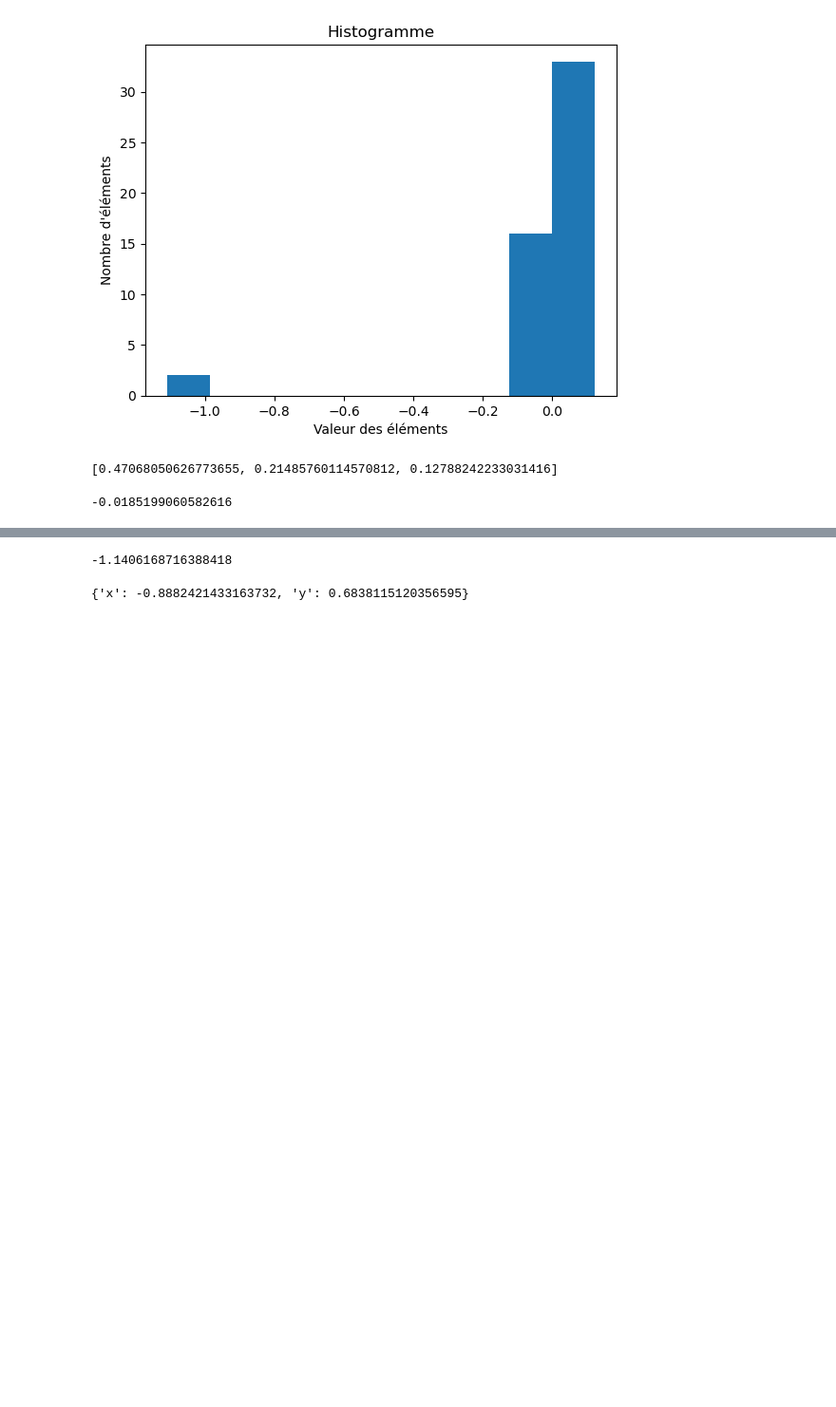
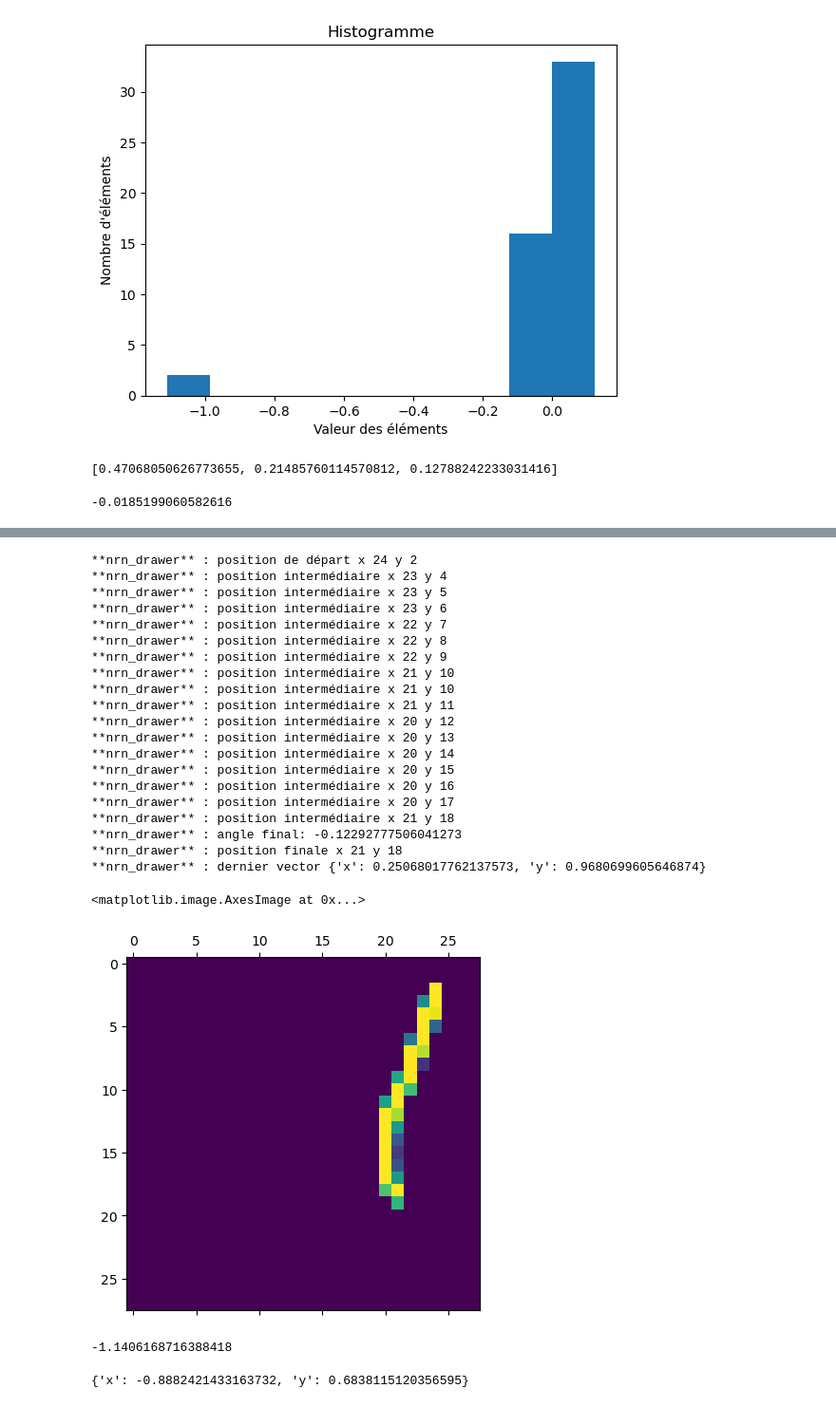
Before and after one commit to oliviermanette/Sentive-One-Shot-Learning-Omniglot, a Jupyter notebook: sandbox metadl/projet article can dynamic neural network improve few shot learning.ipynb, the cells around one changed output, grey strips where cells are left out. Shown at 95% size. Drawn from its saved outputs; the diff is of its cells as text; code cells hidden in the pictures; blank space fills up the shorter version.

```diff
--- a/sandbox metadl/projet article can dynamic neural network improve few shot learning.ipynb
+++ b/sandbox metadl/projet article can dynamic neural network improve few shot learning.ipynb
@@ -352,3 +484,42 @@ plt.matshow(mtrx)
+# %%
+mtrx = np.zeros([28,28])
+vector_1= {
+    "x" : -0.23447334734878916,
+    "y" : 0.97212254854162
+}
+angle =  0.0508116155705987
+acc =  -0.010858711914438216
+length = 17
+start= {
+    "x" : 24,
+    "y" : 2
+}
+
+mtrx, angle, start, vector_1, _ = sbrain.nnet[0].nrn_tls.nrn_drawer(mtrx, vector_1, angle, length, start,acc)
+plt.matshow(mtrx)
+# %% [output]
+**nrn_drawer** : position de départ x 24 y 2
+**nrn_drawer** : position intermédiaire x 23 y 4
+**nrn_drawer** : position intermédiaire x 23 y 5
+**nrn_drawer** : position intermédiaire x 23 y 6
+**nrn_drawer** : position intermédiaire x 22 y 7
+**nrn_drawer** : position intermédiaire x 22 y 8
+**nrn_drawer** : position intermédiaire x 22 y 9
+**nrn_drawer** : position intermédiaire x 21 y 10
+**nrn_drawer** : position intermédiaire x 21 y 10
+**nrn_drawer** : position intermédiaire x 21 y 11
+**nrn_drawer** : position intermédiaire x 20 y 12
+**nrn_drawer** : position intermédiaire x 20 y 13
+**nrn_drawer** : position intermédiaire x 20 y 14
+**nrn_drawer** : position intermédiaire x 20 y 15
+**nrn_drawer** : position intermédiaire x 20 y 16
+**nrn_drawer** : position intermédiaire x 20 y 17
+**nrn_drawer** : position intermédiaire x 21 y 18
+**nrn_drawer** : angle final: -0.12292777506041273
+**nrn_drawer** : position finale x 21 y 18
+**nrn_drawer** : dernier vector {'x': 0.25068017762137573, 'y': 0.9680699605646874}
+<matplotlib.image.AxesImage at 0x...>
+[figure, added]
 # %%
 vector_1 = {
     "x": 0.4223896117376803,
```
Also changed, not shown: parts of 38 cells of this notebook, 2 other files.
